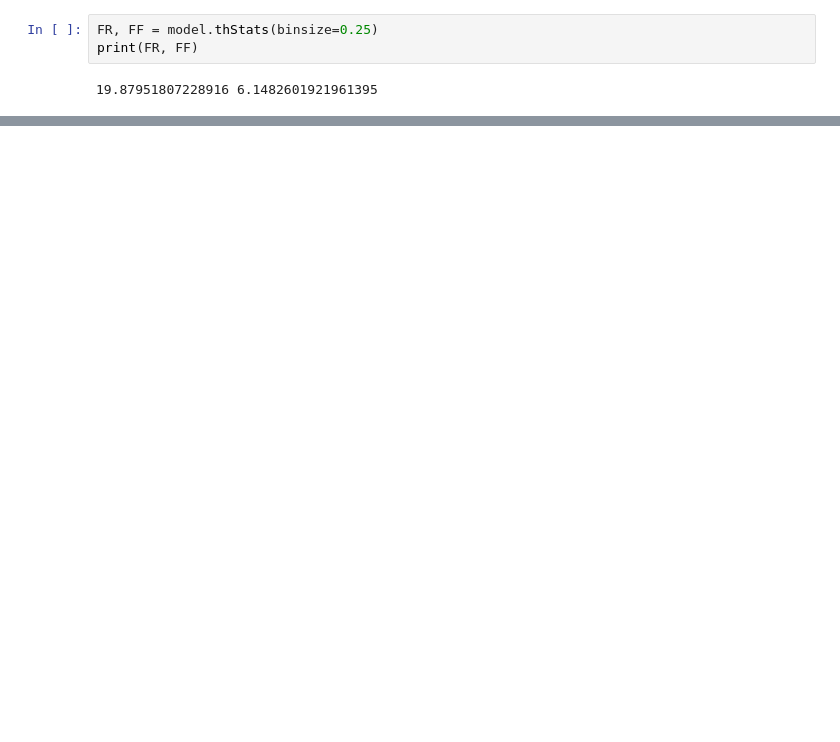
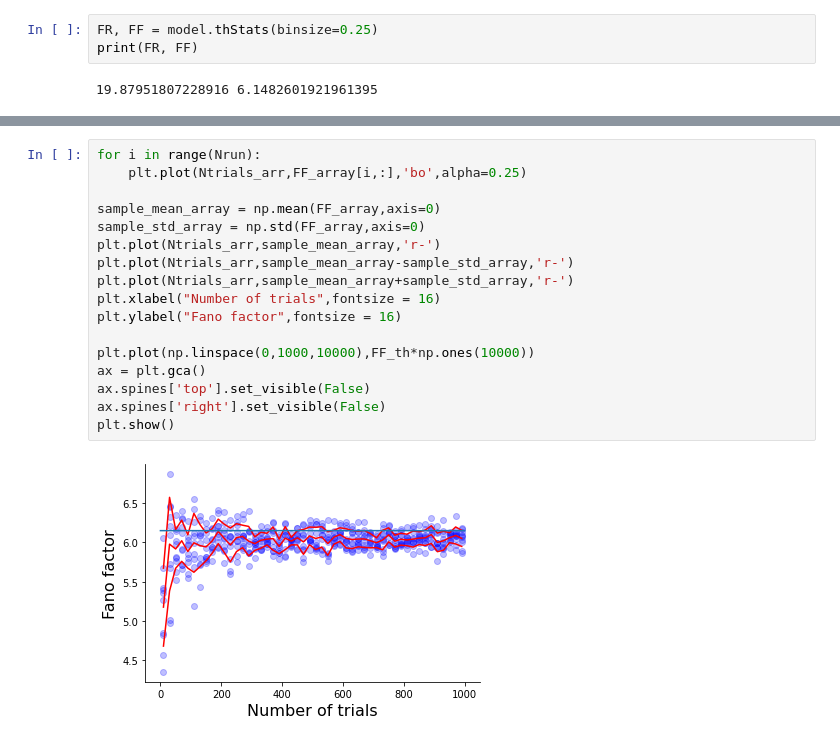
Before and after one commit to damingli09/WorkingMemory_FF, a Jupyter notebook: Telegraph/Doubly Stochastic Simulation.ipynb, the cells around one changed output, grey strips where cells are left out. Drawn from its saved outputs; the diff is of its cells as text; blank space fills up the shorter version.

```diff
--- a/Telegraph/Doubly Stochastic Simulation.ipynb
+++ b/Telegraph/Doubly Stochastic Simulation.ipynb
@@ -38,0 +83,19 @@ print(FR.mean(), FF.mean())
+# %%
+for i in range(Nrun):
+    plt.plot(Ntrials_arr,FF_array[i,:],'bo',alpha=0.25)
+
+sample_mean_array = np.mean(FF_array,axis=0)
+sample_std_array = np.std(FF_array,axis=0)
+plt.plot(Ntrials_arr,sample_mean_array,'r-')
+plt.plot(Ntrials_arr,sample_mean_array-sample_std_array,'r-')
+plt.plot(Ntrials_arr,sample_mean_array+sample_std_array,'r-')
+plt.xlabel("Number of trials",fontsize = 16)
+plt.ylabel("Fano factor",fontsize = 16)
+
+plt.plot(np.linspace(0,1000,10000),FF_th*np.ones(10000))
+ax = plt.gca()
+ax.spines['top'].set_visible(False)
+ax.spines['right'].set_visible(False)
+plt.show()
+# %% [output]
+[figure, added]
```
Also changed, not shown: parts of 10 cells of this notebook, 3 other files.
